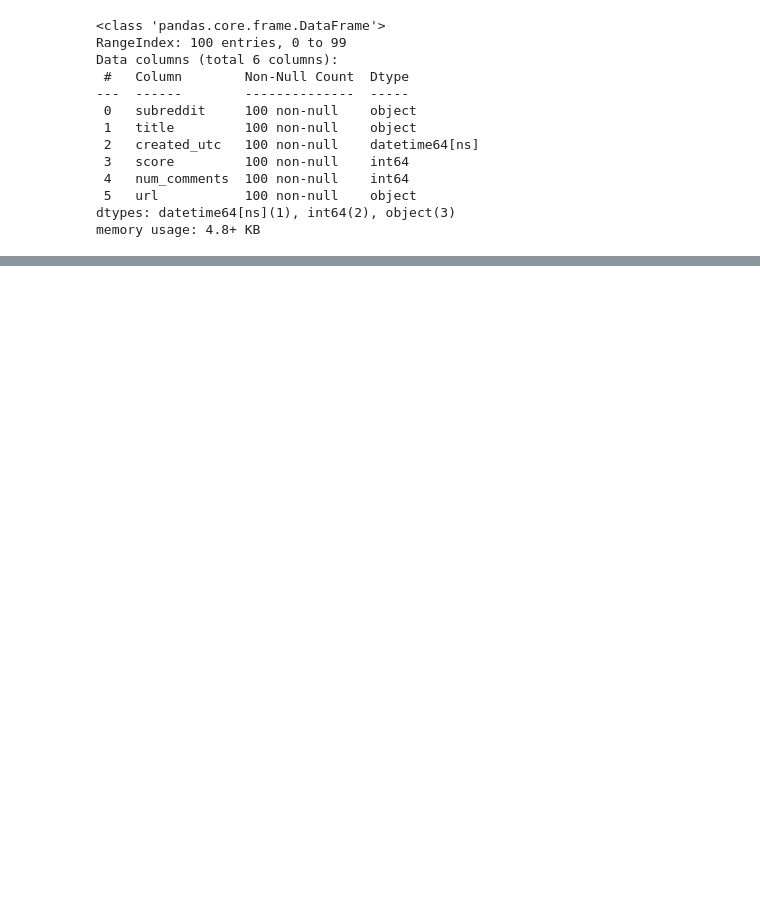
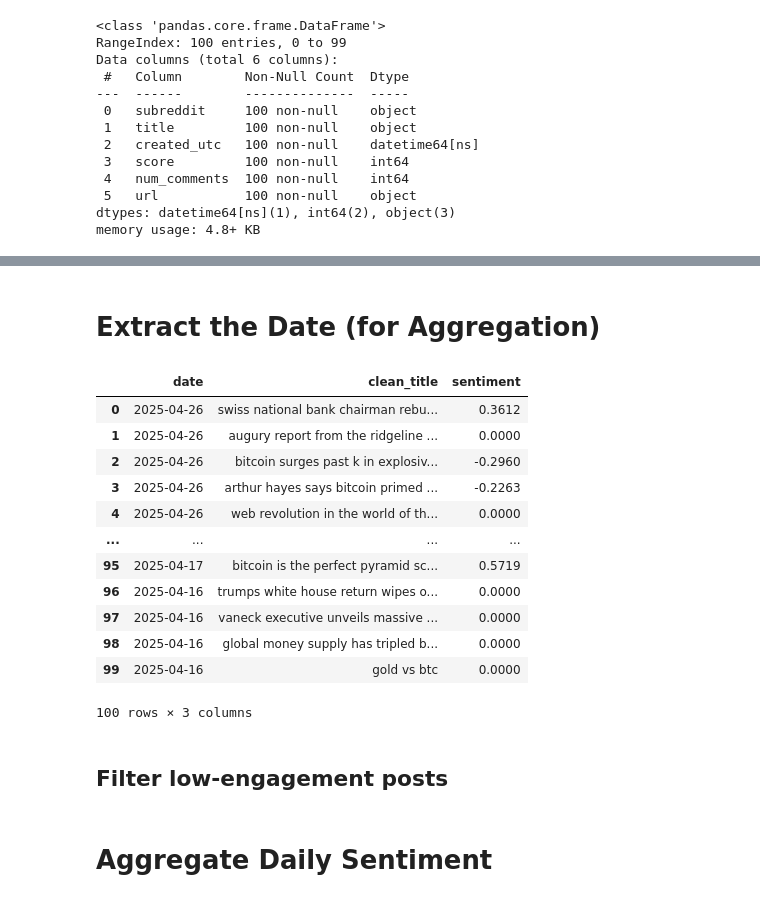
Before and after one commit to SilverFips/redditApp, a Jupyter notebook: notebooks/dataCollection.ipynb, the cells around one changed output, grey strips where cells are left out. Cells and saved outputs as stored; diff of their text form; code cells hidden in the pictures; blank space fills up the shorter version.

```diff
--- a/notebooks/dataCollection.ipynb
+++ b/notebooks/dataCollection.ipynb
@@ -90,2 +105,11 @@ df.describe()
 # %%
-df.sort_values(by='score', ascending=False).head(10)
+import re
+
+def clean_text(text):
+    text = text.lower()
+    text = re.sub(r"http\S+", "", text)  # remove URLs
+    text = re.sub(r"[^a-z\s]", "", text)  # keep only letters and spaces
+    text = re.sub(r"\s+", " ", text)      # remove extra spaces
+    return text.strip()
+
+df['clean_title'] = df['title'].apply(clean_text)
@@ -103,0 +155,2 @@ df.sort_values(by='score', ascending=False).head(10)
+# %% [markdown]
+# Extract the Date (for Aggregation)
@@ -103,0 +159,18 @@ df.sort_values(by='score', ascending=False).head(10)
+# %%
+df[['date', 'clean_title', 'sentiment']]
+# %% [output]
+|  | date | clean_title | sentiment |
+| 0 | 2025-04-26 | swiss national bank chairman rebu... | 0.3612 |
+| 1 | 2025-04-26 | augury report from the ridgeline ... | 0.0000 |
+| 2 | 2025-04-26 | bitcoin surges past k in explosiv... | -0.2960 |
+| 3 | 2025-04-26 | arthur hayes says bitcoin primed ... | -0.2263 |
+| 4 | 2025-04-26 | web revolution in the world of th... | 0.0000 |
+| ... | ... | ... | ... |
+| 95 | 2025-04-17 | bitcoin is the perfect pyramid sc... | 0.5719 |
+| 96 | 2025-04-16 | trumps white house return wipes o... | 0.0000 |
+| 97 | 2025-04-16 | vaneck executive unveils massive ... | 0.0000 |
+| 98 | 2025-04-16 | global money supply has tripled b... | 0.0000 |
+| 99 | 2025-04-16 | gold vs btc | 0.0000 |
+100 rows × 3 columns
+# %% [markdown]
+## Filter low-engagement posts
@@ -103,0 +179,2 @@ df.sort_values(by='score', ascending=False).head(10)
+# %% [markdown]
+# Aggregate Daily Sentiment
```
Also changed, not shown: parts of 15 cells of this notebook.
